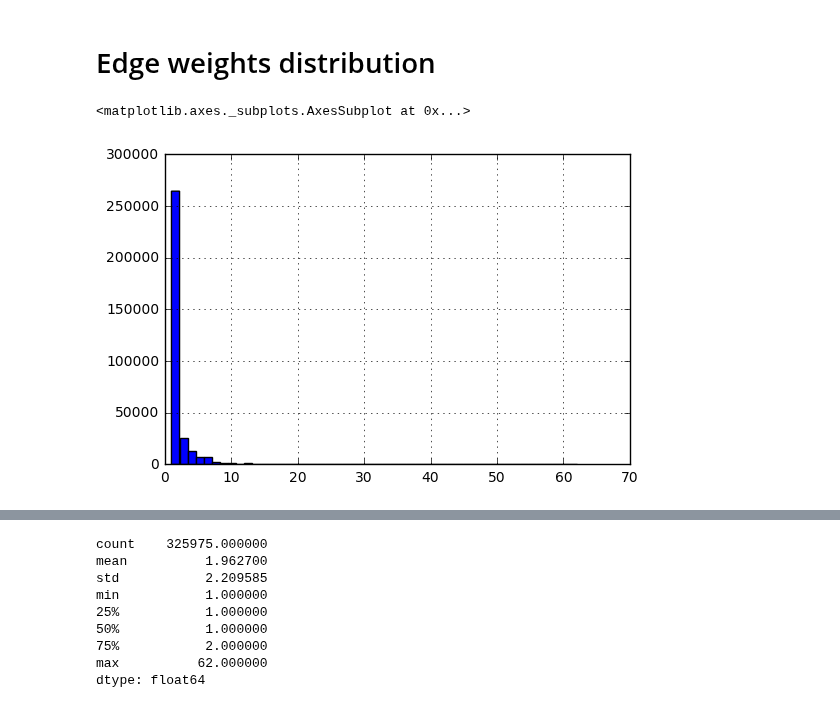
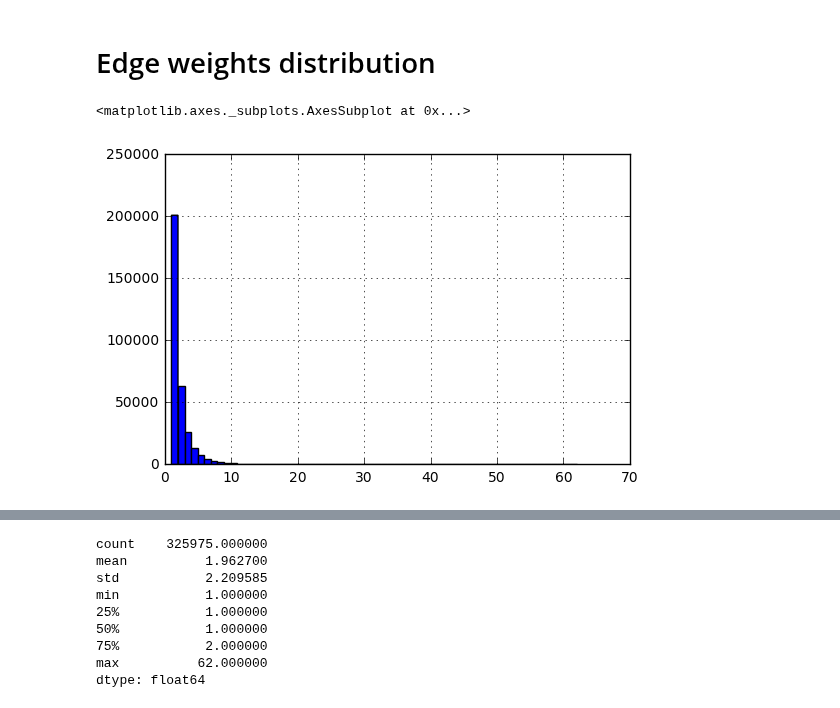
Before and after one commit to aschle/bees-sna, a Jupyter notebook: bib/Network_properties_just_because.ipynb, the cells around one changed output, grey strips where cells are left out. Cells and saved outputs as stored; diff of their text form; code cells hidden in the pictures.

```diff
--- a/bib/Network_properties_just_because.ipynb
+++ b/bib/Network_properties_just_because.ipynb
@@ -56,7 +64,7 @@ for e in G.edges():
 # %%
 edge_weights = Series(l)
 # %%
-edge_weights.hist(bins=50)
+edge_weights.hist(bins=62)
 # %% [output]
 <matplotlib.axes._subplots.AxesSubplot at 0x...>
-[figure, old version]
+[figure, new version]
```
Also changed, not shown: parts of 15 cells of this notebook.
